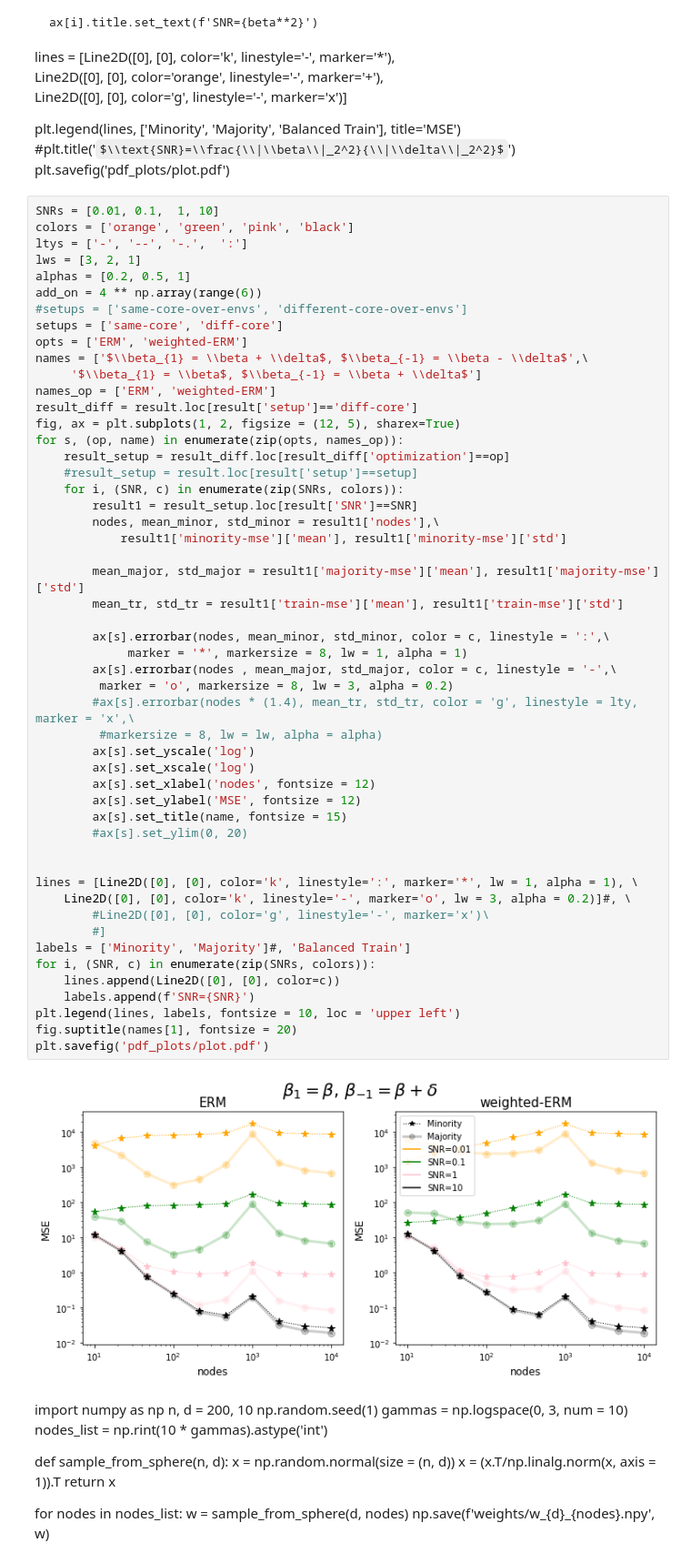
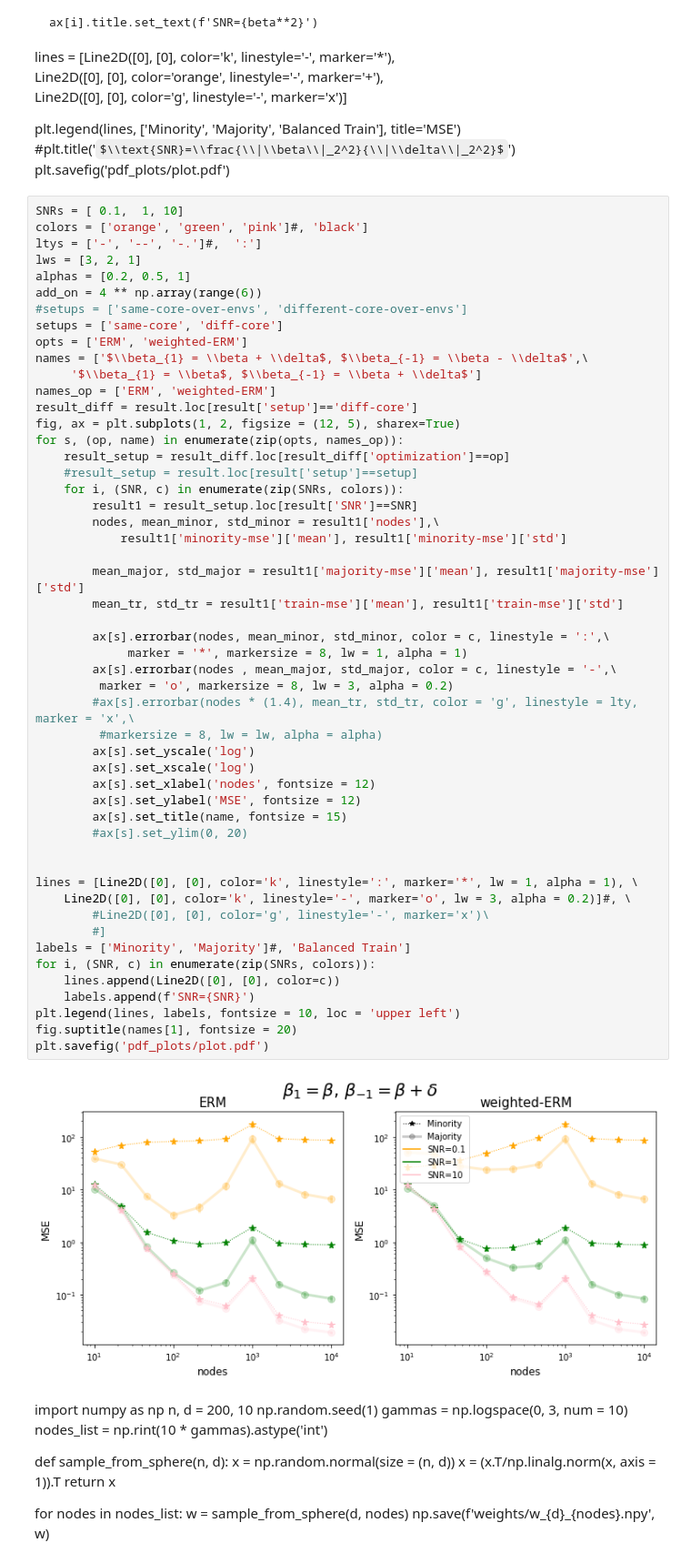
Before and after one commit to smaityumich/overparameterized-group-fairness, a Jupyter notebook: plots.ipynb, the cells around one changed output. Shown: that part at 91% size. Drawn from its saved outputs; the diff is of its cells as text; some formulas as TeX source.

```diff
--- a/plots.ipynb
+++ b/plots.ipynb
@@ -182,9 +182,9 @@ plt.legend(lines, ['Minority', 'Majority', 'Balanced Train'], title='MSE')
 #plt.title('$\\text{SNR}=\\frac{\\|\\beta\\|_2^2}{\\|\\delta\\|_2^2}$')
 plt.savefig('pdf_plots/plot.pdf')
 # %%
-SNRs = [0.01, 0.1,  1, 10]
-colors = ['orange', 'green', 'pink', 'black']
-ltys = ['-', '--', '-.',  ':']
+SNRs = [ 0.1,  1, 10]
+colors = ['orange', 'green', 'pink']#, 'black']
+ltys = ['-', '--', '-.']#,  ':']
 lws = [3, 2, 1]
 alphas = [0.2, 0.5, 1]
 add_on = 4 ** np.array(range(6))
@@ -206,34 +206,34 @@ for s, (op, name) in enumerate(zip(opts, names_op)):
 
         mean_major, std_major = result1['majority-mse']['mean'], result1['majority-mse']['std']
         mean_tr, std_tr = result1['train-mse']['mean'], result1['train-mse']['std']
 
         ax[s].errorbar(nodes, mean_minor, std_minor, color = c, linestyle = ':',\
              marker = '*', markersize = 8, lw = 1, alpha = 1)
         ax[s].errorbar(nodes , mean_major, std_major, color = c, linestyle = '-',\
          marker = 'o', markersize = 8, lw = 3, alpha = 0.2)
         #ax[s].errorbar(nodes * (1.4), mean_tr, std_tr, color = 'g', linestyle = lty, marker = 'x',\
          #markersize = 8, lw = lw, alpha = alpha)
         ax[s].set_yscale('log')
         ax[s].set_xscale('log')
         ax[s].set_xlabel('nodes', fontsize = 12)
         ax[s].set_ylabel('MSE', fontsize = 12)
         ax[s].set_title(name, fontsize = 15)
         #ax[s].set_ylim(0, 20)
 
 
 lines = [Line2D([0], [0], color='k', linestyle=':', marker='*', lw = 1, alpha = 1), \
     Line2D([0], [0], color='k', linestyle='-', marker='o', lw = 3, alpha = 0.2)]#, \
         #Line2D([0], [0], color='g', linestyle='-', marker='x')\
         #]
 labels = ['Minority', 'Majority']#, 'Balanced Train']
 for i, (SNR, c) in enumerate(zip(SNRs, colors)):
     lines.append(Line2D([0], [0], color=c))
     labels.append(f'SNR={SNR}')
 plt.legend(lines, labels, fontsize = 10, loc = 'upper left')
 fig.suptitle(names[1], fontsize = 20)
 plt.savefig('pdf_plots/plot.pdf')
 # %% [output]
-[figure, old version]
+[figure, new version]
 # %% [markdown]
 import numpy as np
 n, d = 200, 10
```
Also changed, not shown: parts of 1 cell of this notebook, 3 other files.
